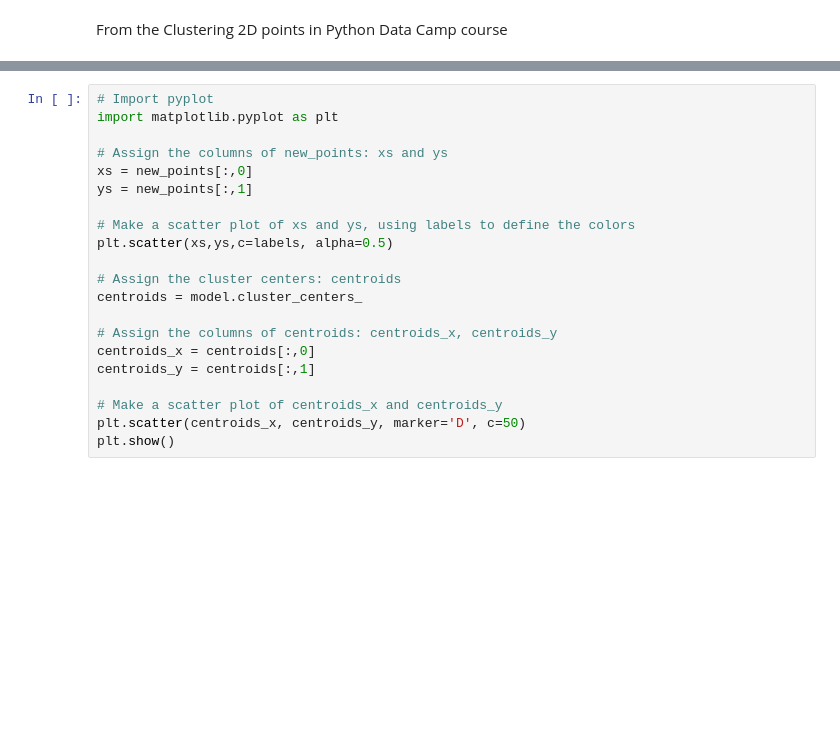
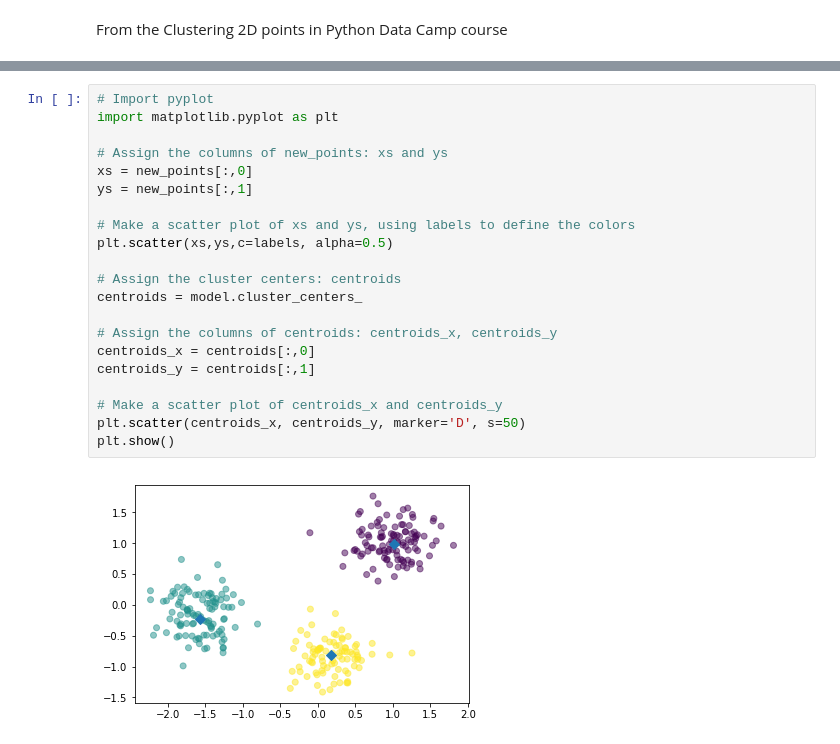
Before and after one commit to alsnkline/Springb, a Jupyter notebook: Reference/SB DC Unsupervised Learning.ipynb, the cells around one changed output, grey strips where cells are left out. Drawn from its saved outputs; the diff is of its cells as text; blank space fills up the shorter version.

```diff
--- a/Reference/SB DC Unsupervised Learning.ipynb
+++ b/Reference/SB DC Unsupervised Learning.ipynb
@@ -345,21 +100,23 @@ print(labels)
 # %%
 # Import pyplot
 import matplotlib.pyplot as plt
 
 # Assign the columns of new_points: xs and ys
 xs = new_points[:,0]
 ys = new_points[:,1]
 
 # Make a scatter plot of xs and ys, using labels to define the colors
 plt.scatter(xs,ys,c=labels, alpha=0.5)
 
 # Assign the cluster centers: centroids
 centroids = model.cluster_centers_
 
 # Assign the columns of centroids: centroids_x, centroids_y
 centroids_x = centroids[:,0]
 centroids_y = centroids[:,1]
 
 # Make a scatter plot of centroids_x and centroids_y
-plt.scatter(centroids_x, centroids_y, marker='D', c=50)
+plt.scatter(centroids_x, centroids_y, marker='D', s=50)
 plt.show()
+# %% [output]
+[figure, added]
```
Also changed, not shown: parts of 10 cells of this notebook, 2 other files.
